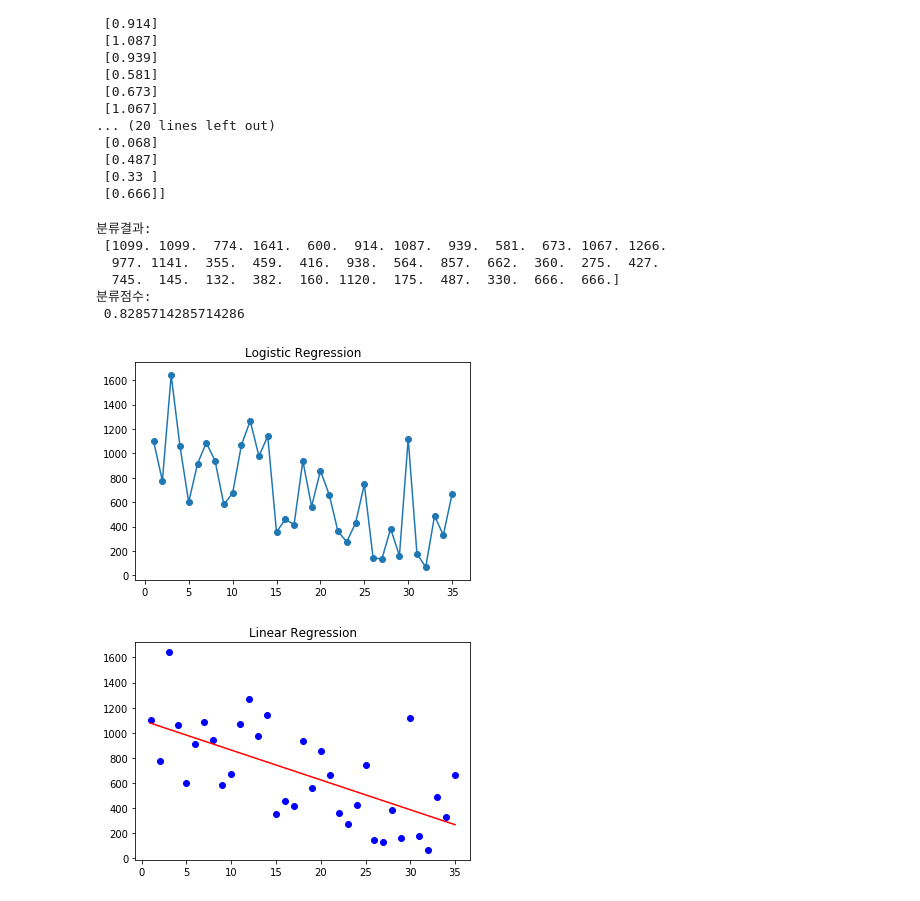
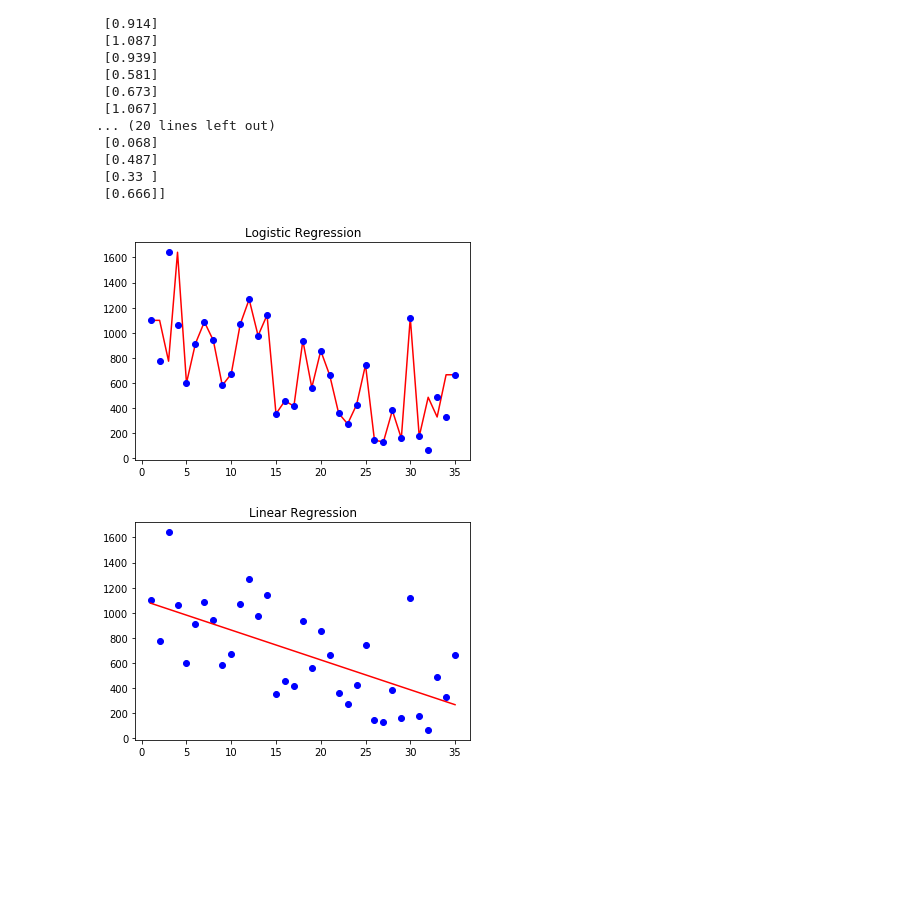
Before and after one commit to Uijeong-Noh/hello-world, a Jupyter notebook: Untitled0.ipynb, the cells around one changed output. Cells and saved outputs as stored; diff of their text form; code cells hidden in the pictures; blank space fills up the shorter version.

```diff
--- a/Untitled0.ipynb
+++ b/Untitled0.ipynb
@@ -79,21 +80,11 @@ y_model = model_2.intercept_ + model_2.coef_*x_data
-# %%
-print("분류결과: \n", solution.predict(x_data))
-print("분류점수: \n", solution.score(x_data, y_data))
-# %% [output]
-분류결과:
- [1099. 1099.  774. 1641.  600.  914. 1087.  939.  581.  673. 1067. 1266.
-  977. 1141.  355.  459.  416.  938.  564.  857.  662.  360.  275.  427.
-  745.  145.  132.  382.  160. 1120.  175.  487.  330.  666.  666.]
-분류점수:
- 0.8285714285714286
 # %%
 plt.figure(1)
-plt.plot(x_data, y_data, label='Regression')
-plt.scatter(x_data, y_data)
+plt.plot(x_data, solution.predict(x_data), 'r-', label='Regression')
+plt.plot(x_data, y_data, 'bo')
 plt.title('Logistic Regression')
 plt.show()
 # %% [output]
-[figure, old version]
+[figure, new version]
 # %%
 plt.figure(2)
 plt.plot(x_data, y_data, 'bo', label='y_data')
```
Also changed, not shown: parts of 2 cells of this notebook.
